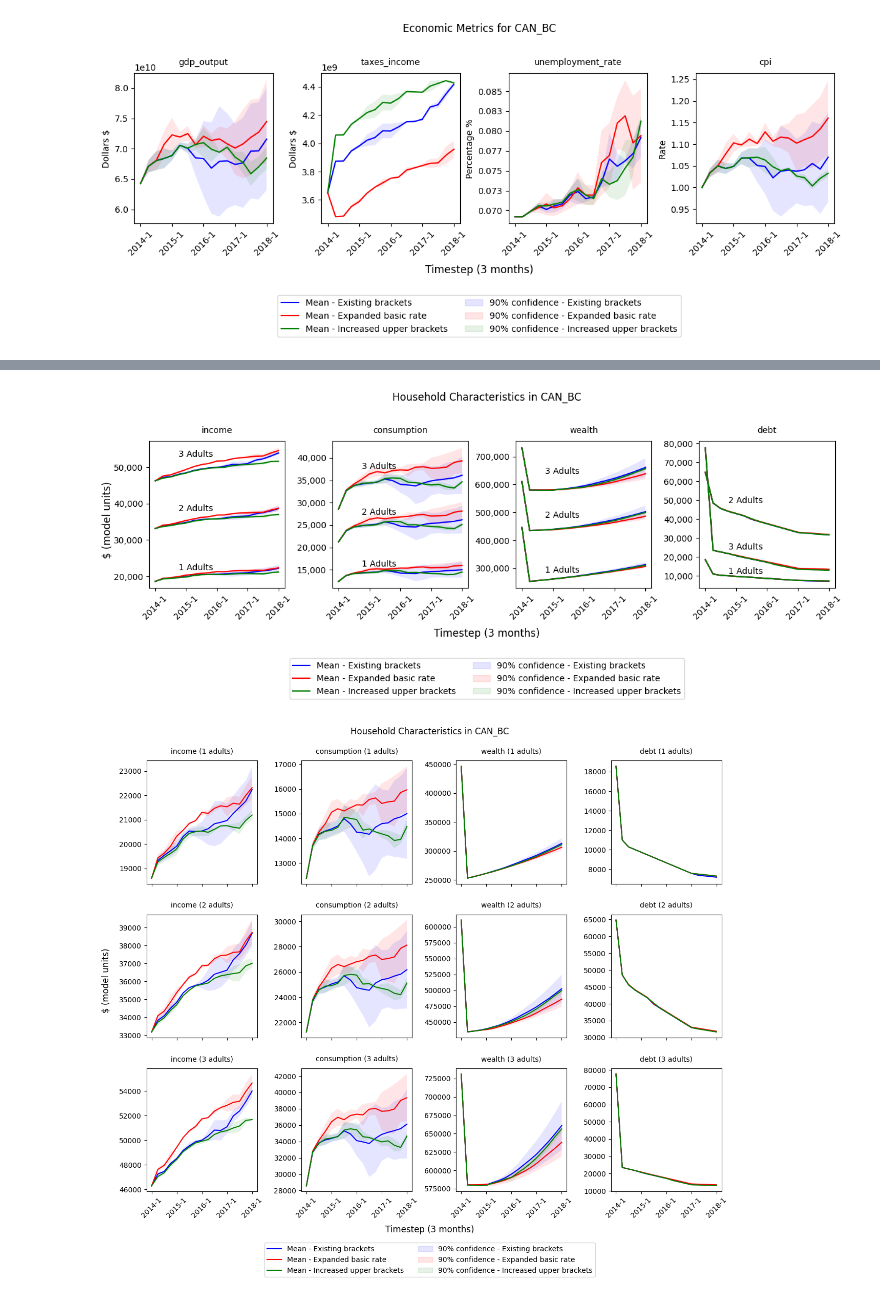
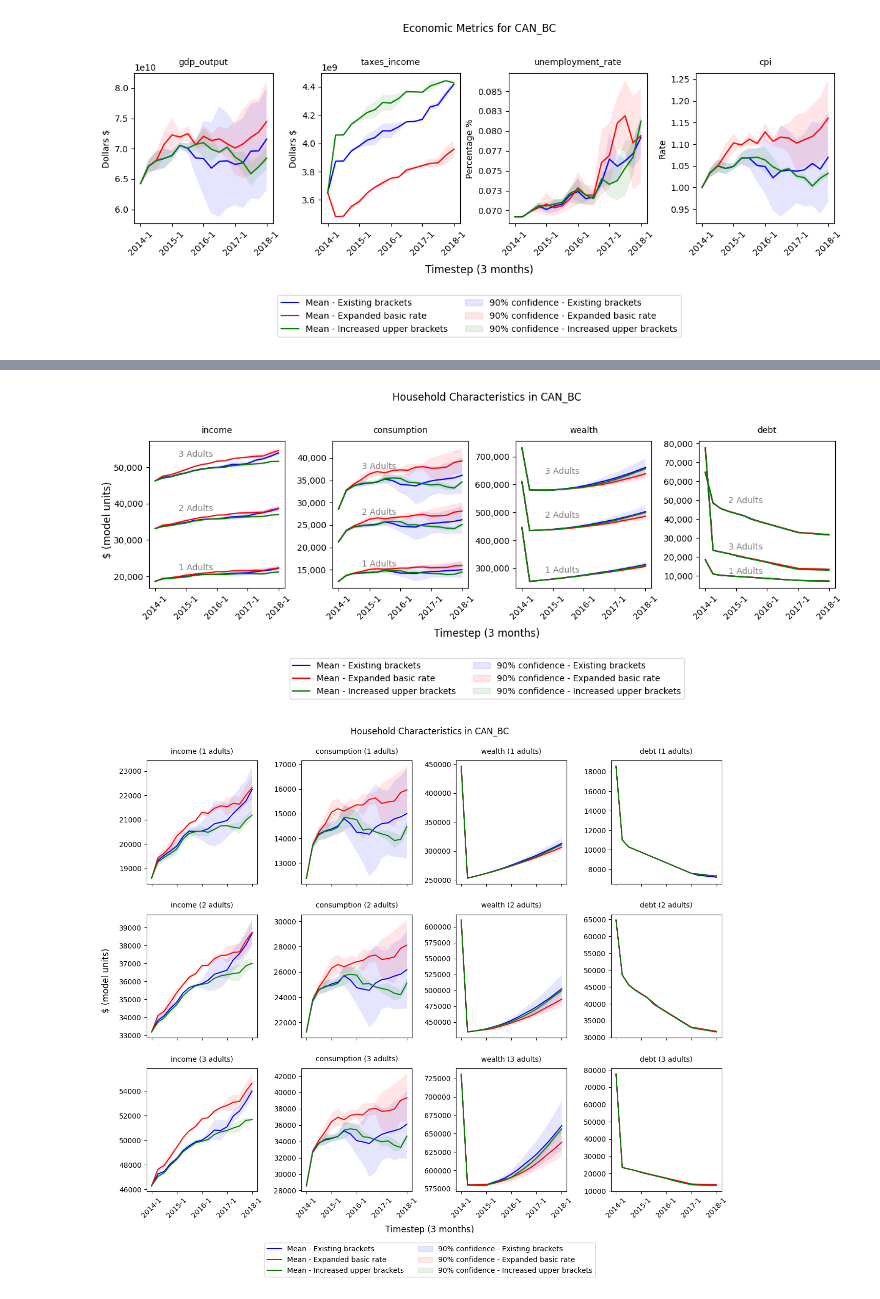
Before and after one commit to bcgov/macroabm-ca, a Jupyter notebook: scenarios/pit_basic_multiseed.ipynb, the cells around one changed output, grey strips where cells are left out. Saved outputs shown, nothing was run; the diff lists cells and outputs as text; code cells hidden in the pictures.

```diff
--- a/scenarios/pit_basic_multiseed.ipynb
+++ b/scenarios/pit_basic_multiseed.ipynb
@@ -1727,41 +1989,41 @@ for i in range(n_items):
                 temp = np.mean(data_seeds, axis=0)
                 i_anchor = 3
                 offset = 1.1
-                axis[i].text(ts_time[i_anchor], temp[i_anchor]*offset, info, fontsize=10, color='k')
+                axis[i].text(ts_time[i_anchor], temp[i_anchor]*offset, info, fontsize=10, color='grey')
 
     last_index = variable_str[i].rfind('/')
     subtitle = (variable_str[i][last_index + 1:])
     axis[i].set_title(subtitle, fontsize=10, pad=10)
     # axis[i].set_ylabel(variable_str_units[i], fontsize=10)
 
 # set axis parameters across subplots
 for column in range(num_columns):
     axis[column].tick_params("x", rotation=45)
     axis[column].set_xticks(ts_time[::xtick_freq])
     current_values = axis[column].get_yticks()
     axis[column].set_yticklabels(['{:,.0f}'.format(x) for x in current_values])
 
 # build legend
 legend_labels = []
 for j in range(len(scenario_labels)):
     legend_labels.append("Mean - " + scenario_labels[j])
 for j in range(len(scenario_labels)):
     legend_labels.append("90% confidence - " + scenario_labels[j])
 legend_lines = []
 for j in range(n_scenarios):
     legend_lines.append(Line2D([0], [0], color = COLOURS[j]))
 for j in range(len(COLOURS)):
     legend_lines.append(mpatches.Patch(color=COLOURS[j], alpha=0.1))
 figure.legend(
     legend_lines, legend_labels, bbox_to_anchor = (0.5,-0.5), loc="lower center", ncol=int(2)
 )
 
 # output results
 FILENAME = str(datetime.date.today()) + "_Seeds" + "_D_characteristics_households_overlapped" + region + ".png"
 figure.savefig(OUTPUT_DIRECTORY / FILENAME, bbox_inches='tight')
 plt.show()
 # %% [output]
-[figure, old version]
+[figure, new version]
 # %%
 ### plot household characteristics for a single jurisdiction - MULTI_ROW VERSION
 
```
Also changed, not shown: parts of 19 cells of this notebook.
